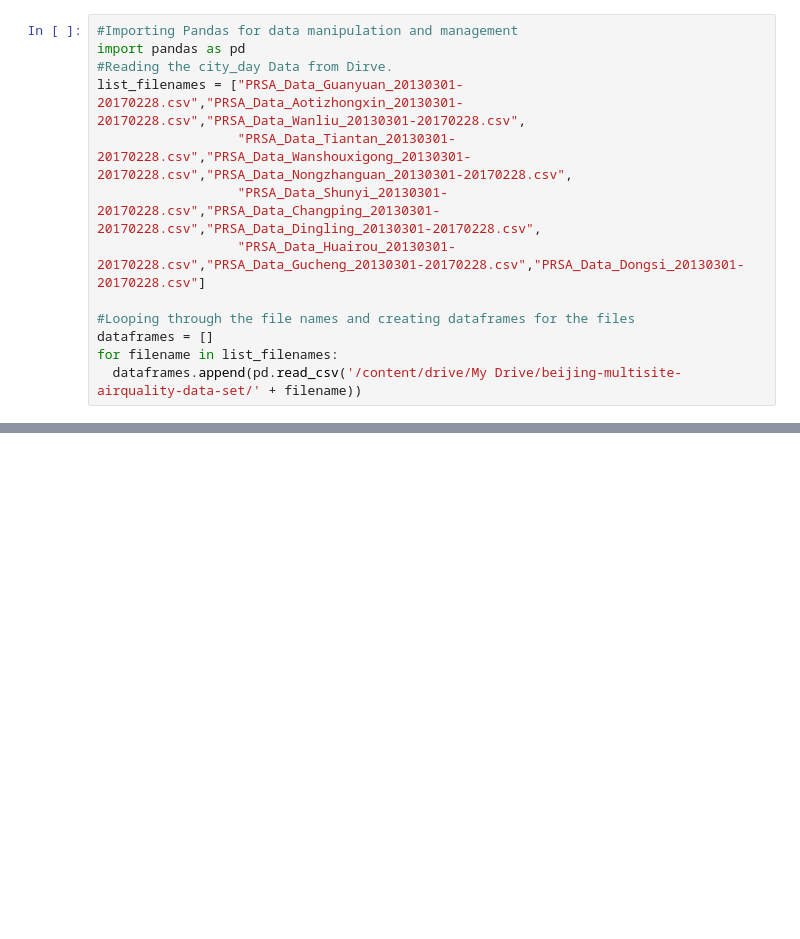
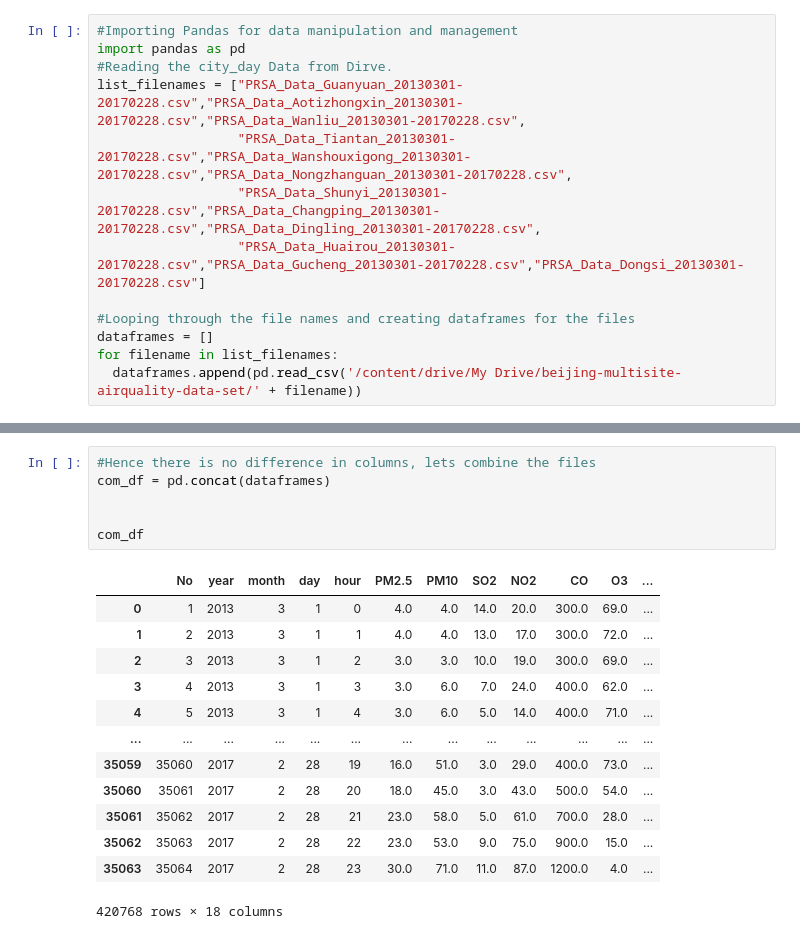
Before and after one commit to SURENDRAN-17/CMP7005-final, a Jupyter notebook: CMP7005_surendran.ipynb, the cells around one changed output, grey strips where cells are left out. Saved outputs shown, nothing was run; the diff lists cells and outputs as text; blank space fills up the shorter version.

Commit message:
Hence there is no difference in columns, lets combine the files

```diff
--- a/CMP7005_surendran.ipynb
+++ b/CMP7005_surendran.ipynb
@@ -209,0 +218,20 @@ for filename in list_filenames:
+# %%
+#Hence there is no difference in columns, lets combine the files
+com_df = pd.concat(dataframes)
+
+
+com_df
+# %% [output]
+|  | No | year | month | day | hour | PM2.5 | PM10 | SO2 | NO2 | CO | O3 | ... |
+| 0 | 1 | 2013 | 3 | 1 | 0 | 4.0 | 4.0 | 14.0 | 20.0 | 300.0 | 69.0 | ... |
+| 1 | 2 | 2013 | 3 | 1 | 1 | 4.0 | 4.0 | 13.0 | 17.0 | 300.0 | 72.0 | ... |
+| 2 | 3 | 2013 | 3 | 1 | 2 | 3.0 | 3.0 | 10.0 | 19.0 | 300.0 | 69.0 | ... |
+| 3 | 4 | 2013 | 3 | 1 | 3 | 3.0 | 6.0 | 7.0 | 24.0 | 400.0 | 62.0 | ... |
+| 4 | 5 | 2013 | 3 | 1 | 4 | 3.0 | 6.0 | 5.0 | 14.0 | 400.0 | 71.0 | ... |
+| ... | ... | ... | ... | ... | ... | ... | ... | ... | ... | ... | ... | ... |
+| 35059 | 35060 | 2017 | 2 | 28 | 19 | 16.0 | 51.0 | 3.0 | 29.0 | 400.0 | 73.0 | ... |
+| 35060 | 35061 | 2017 | 2 | 28 | 20 | 18.0 | 45.0 | 3.0 | 43.0 | 500.0 | 54.0 | ... |
+| 35061 | 35062 | 2017 | 2 | 28 | 21 | 23.0 | 58.0 | 5.0 | 61.0 | 700.0 | 28.0 | ... |
+| 35062 | 35063 | 2017 | 2 | 28 | 22 | 23.0 | 53.0 | 9.0 | 75.0 | 900.0 | 15.0 | ... |
+| 35063 | 35064 | 2017 | 2 | 28 | 23 | 30.0 | 71.0 | 11.0 | 87.0 | 1200.0 | 4.0 | ... |
+420768 rows × 18 columns
```
Also changed, not shown: parts of 1 cell of this notebook.
